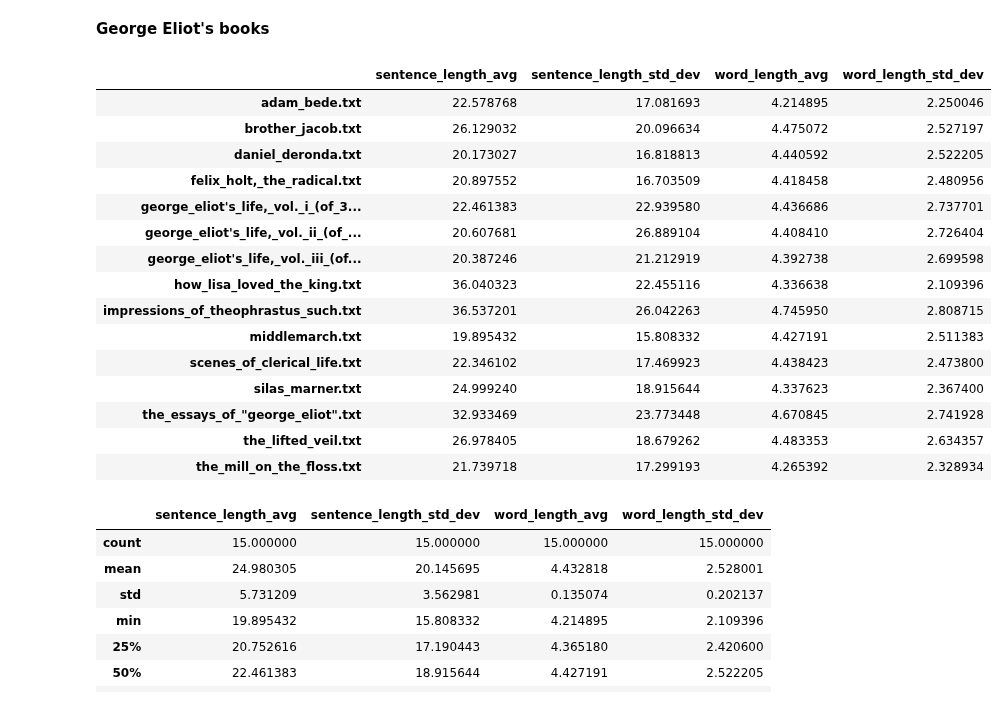
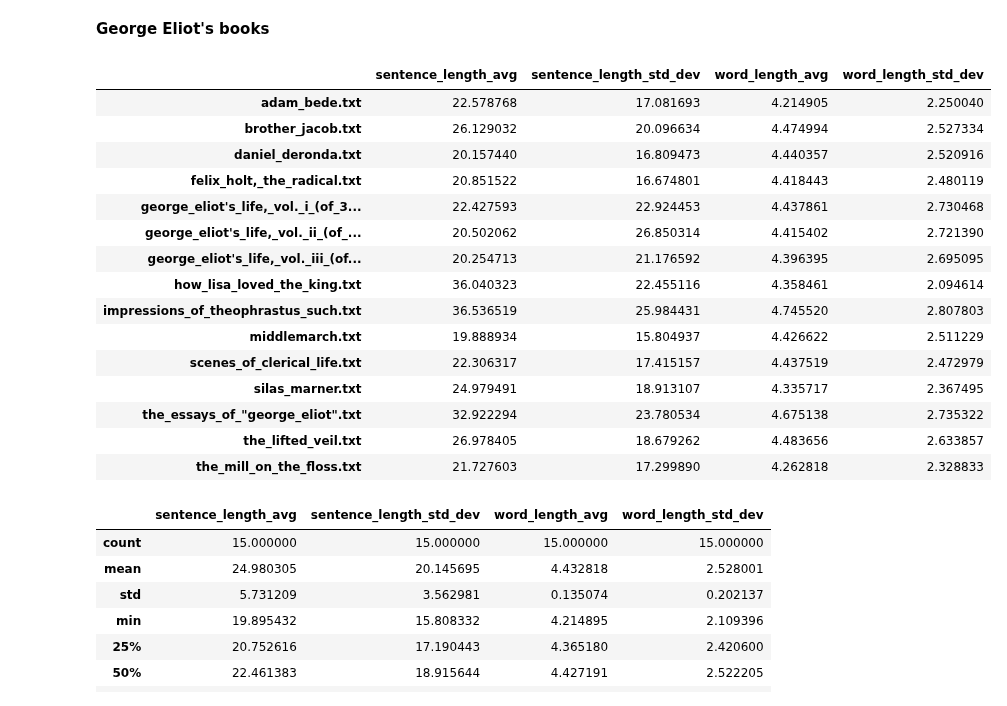
Before and after one commit to clararichter/authorship-identification, a Jupyter notebook: feature_extraction.ipynb, the cells around one changed output. Saved outputs shown, nothing was run; the diff lists cells and outputs as text; code cells hidden in the pictures.

```diff
--- a/feature_extraction.ipynb
+++ b/feature_extraction.ipynb
@@ -180,36 +180,36 @@ class Text():
 <b>George Eliot's books</b>
 # %%
 author = "george_eliot"
-path = "./data/texts_stripped/" + author
+path = "./data/texts_cleaned/" + author
 books = os.listdir(path)
 
 word_len_dis = {}
 books_df = pd.DataFrame()
 for i in range(0, len(books)):
     text = Text(open(path + "/" + books[i],'r').read())
     text.word_length_data()
     text.sentence_length_data()
     word_len_dis[books[i]]= text.word_length_distr()
     book_df = pd.DataFrame(text.row,index =[books[i]])
     books_df = books_df.append(book_df)
 books_df
 # %% [output]
 |  | sentence_length_avg | sentence_length_std_dev | word_length_avg | word_length_std_dev |
-| adam_bede.txt | 22.578768 | 17.081693 | 4.214895 | 2.250046 |
-| brother_jacob.txt | 26.129032 | 20.096634 | 4.475072 | 2.527197 |
-| daniel_deronda.txt | 20.173027 | 16.818813 | 4.440592 | 2.522205 |
-| felix_holt,_the_radical.txt | 20.897552 | 16.703509 | 4.418458 | 2.480956 |
-| george_eliot's_life,_vol._i_(of_3... | 22.461383 | 22.939580 | 4.436686 | 2.737701 |
-| george_eliot's_life,_vol._ii_(of_... | 20.607681 | 26.889104 | 4.408410 | 2.726404 |
-| george_eliot's_life,_vol._iii_(of... | 20.387246 | 21.212919 | 4.392738 | 2.699598 |
-| how_lisa_loved_the_king.txt | 36.040323 | 22.455116 | 4.336638 | 2.109396 |
-| impressions_of_theophrastus_such.txt | 36.537201 | 26.042263 | 4.745950 | 2.808715 |
-| middlemarch.txt | 19.895432 | 15.808332 | 4.427191 | 2.511383 |
-| scenes_of_clerical_life.txt | 22.346102 | 17.469923 | 4.438423 | 2.473800 |
-| silas_marner.txt | 24.999240 | 18.915644 | 4.337623 | 2.367400 |
-| the_essays_of_"george_eliot".txt | 32.933469 | 23.773448 | 4.670845 | 2.741928 |
-| the_lifted_veil.txt | 26.978405 | 18.679262 | 4.483353 | 2.634357 |
-| the_mill_on_the_floss.txt | 21.739718 | 17.299193 | 4.265392 | 2.328934 |
+| adam_bede.txt | 22.578768 | 17.081693 | 4.214905 | 2.250040 |
+| brother_jacob.txt | 26.129032 | 20.096634 | 4.474994 | 2.527334 |
+| daniel_deronda.txt | 20.157440 | 16.809473 | 4.440357 | 2.520916 |
+| felix_holt,_the_radical.txt | 20.851522 | 16.674801 | 4.418443 | 2.480119 |
+| george_eliot's_life,_vol._i_(of_3... | 22.427593 | 22.924453 | 4.437861 | 2.730468 |
+| george_eliot's_life,_vol._ii_(of_... | 20.502062 | 26.850314 | 4.415402 | 2.721390 |
+| george_eliot's_life,_vol._iii_(of... | 20.254713 | 21.176592 | 4.396395 | 2.695095 |
+| how_lisa_loved_the_king.txt | 36.040323 | 22.455116 | 4.358461 | 2.094614 |
+| impressions_of_theophrastus_such.txt | 36.536519 | 25.984431 | 4.745520 | 2.807803 |
+| middlemarch.txt | 19.888934 | 15.804937 | 4.426622 | 2.511229 |
+| scenes_of_clerical_life.txt | 22.306317 | 17.415157 | 4.437519 | 2.472979 |
+| silas_marner.txt | 24.979491 | 18.913107 | 4.335717 | 2.367495 |
+| the_essays_of_"george_eliot".txt | 32.922294 | 23.780534 | 4.675138 | 2.735322 |
+| the_lifted_veil.txt | 26.978405 | 18.679262 | 4.483656 | 2.633857 |
+| the_mill_on_the_floss.txt | 21.727603 | 17.299890 | 4.262818 | 2.328833 |
 # %%
 books_df.describe()
 # %% [output]
```
Also changed, not shown: parts of 6 cells of this notebook.
